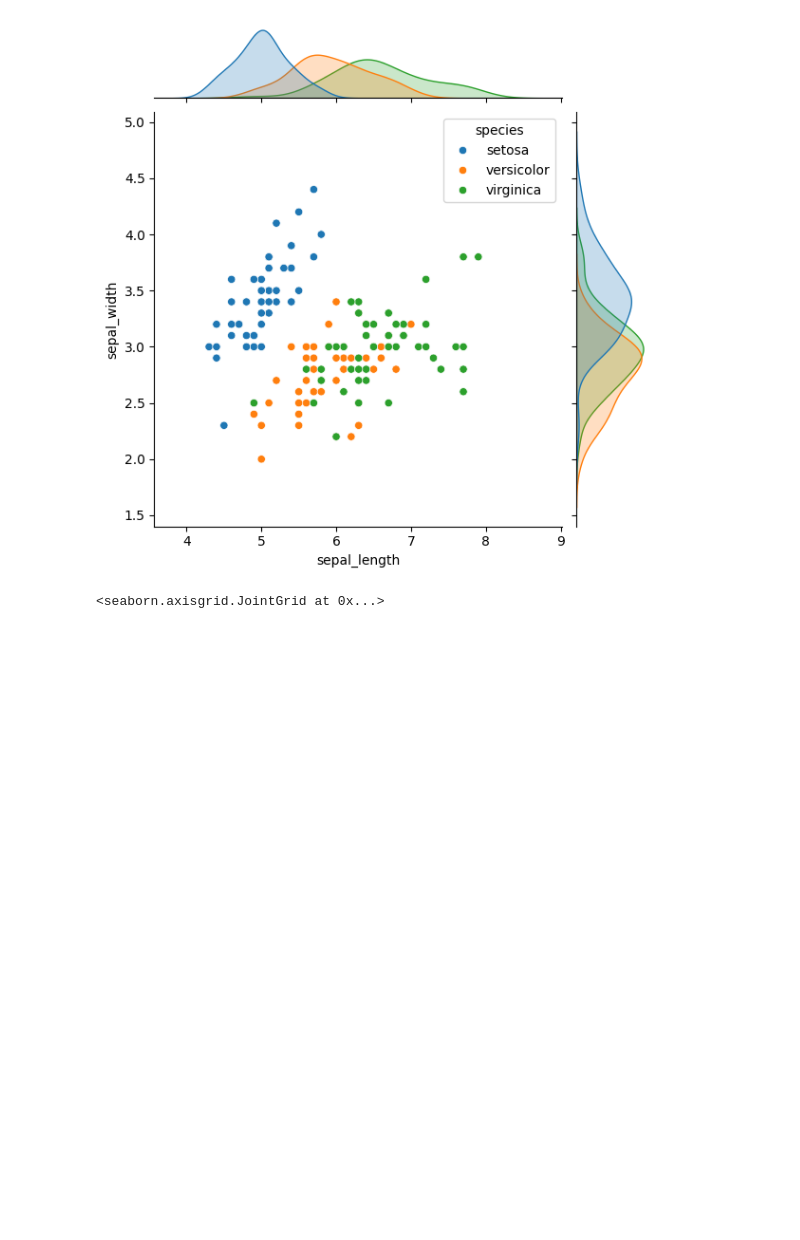
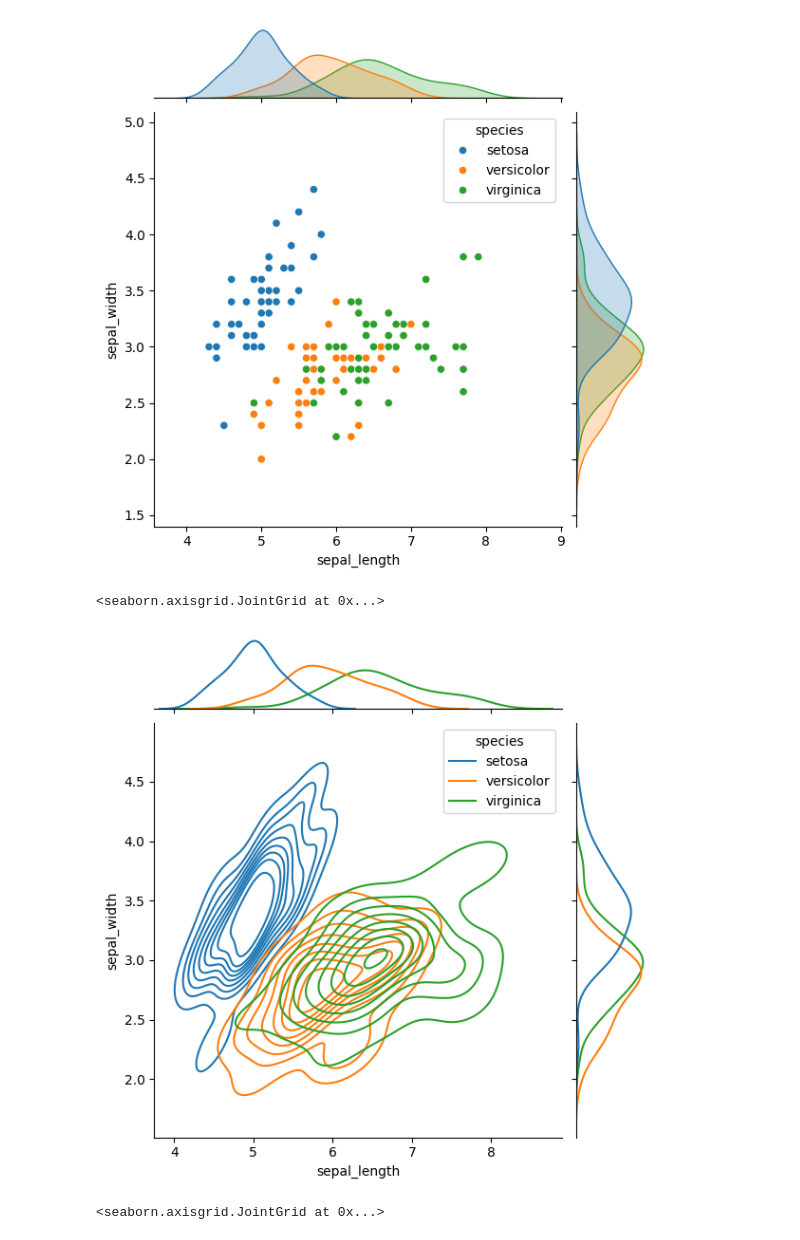
Before and after one commit to Ebin21/ML, a Jupyter notebook: cust-seaborn.ipynb, the cells around one changed output. Saved outputs shown, nothing was run; the diff lists cells and outputs as text; code cells hidden in the pictures; blank space fills up the shorter version.

```diff
--- a/cust-seaborn.ipynb
+++ b/cust-seaborn.ipynb
@@ -65,6 +65,11 @@ sns.jointplot(x=iris.sepal_length, y=iris.sepal_width, hue=iris.species)
 # %% [output]
 <seaborn.axisgrid.JointGrid at 0x...>
 [figure]
+# %%
+sns.jointplot(x=iris.sepal_length, y=iris.sepal_width, hue=iris.species, kind='kde')
+# %% [output]
+<seaborn.axisgrid.JointGrid at 0x...>
+[figure, added]
 # %%
 sns.jointplot(x=iris.sepal_length, y=iris.sepal_width)
 # %% [output]
```
